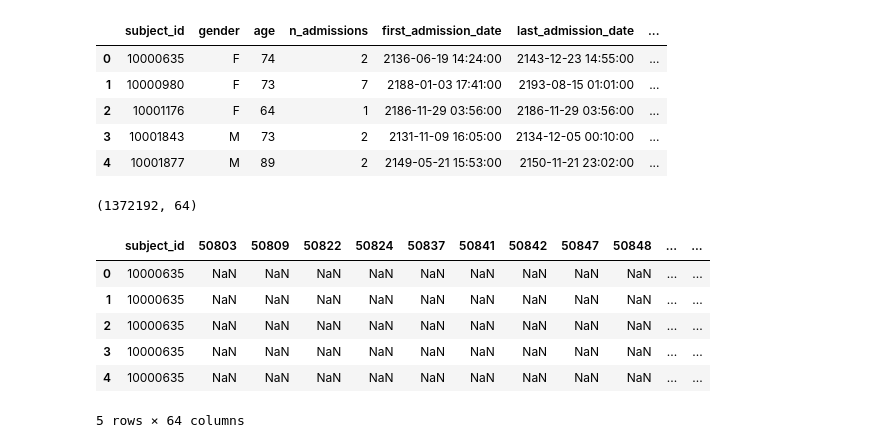
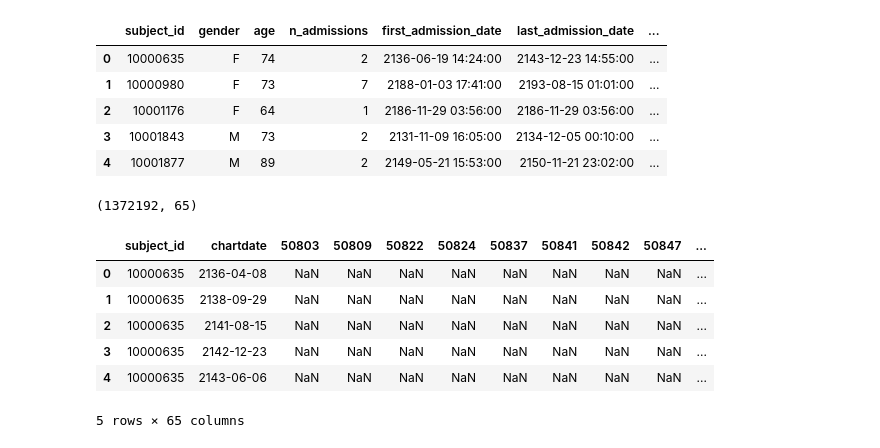
Before and after one commit to jamesvdinh/diabetes-prog-phenotyping, a Jupyter notebook: src/notebooks/02_cohort_extraction.ipynb, the cells around one changed output. Cells and saved outputs as stored; diff of their text form; code cells hidden in the pictures.

```diff
--- a/src/notebooks/02_cohort_extraction.ipynb
+++ b/src/notebooks/02_cohort_extraction.ipynb
@@ -75,10 +75,12 @@ chunksize = 500_000
 
 chunks = []
 for chunk in pd.read_csv(labevents_path, compression='gzip', chunksize=chunksize):
-    chunk['subject_id'] = chunk['subject_id'].astype(int)
+    chunk['subject_id'] = chunk['subject_id'].astype(str)
     chunk['itemid'] = chunk['itemid'].astype(str)
+
     chunk = chunk[chunk['subject_id'].isin(diabetic_patients['subject_id'])]
     chunk = chunk[chunk['itemid'].isin(target_itemids)]
+
     if not chunk.empty:
         chunks.append(chunk)
 
@@ -210,23 +212,24 @@ cohort.head()
 | 3 | 10001843 | M | 73 | 2 | 2131-11-09 16:05:00 | 2134-12-05 00:10:00 | ... |
 | 4 | 10001877 | M | 89 | 2 | 2149-05-21 15:53:00 | 2150-11-21 23:02:00 | ... |
 # %%
-cohort["subject_id"] = cohort["subject_id"].astype(int)
+cohort["subject_id"] = cohort["subject_id"].astype(str)
 
+daily_labs = daily_labs.reset_index()
 patient_day_table = daily_labs.merge(
     cohort,
     on="subject_id",
     how="left"
 )
 
 print(patient_day_table.shape)
 patient_day_table.head()
 # %% [output]
-(1372192, 64)
+(1372192, 65)
-|  | subject_id | 50803 | 50809 | 50822 | 50824 | 50837 | 50841 | 50842 | 50847 | 50848 | ... | ... |
-| 0 | 10000635 | NaN | NaN | NaN | NaN | NaN | NaN | NaN | NaN | NaN | ... | ... |
-| 1 | 10000635 | NaN | NaN | NaN | NaN | NaN | NaN | NaN | NaN | NaN | ... | ... |
-| 2 | 10000635 | NaN | NaN | NaN | NaN | NaN | NaN | NaN | NaN | NaN | ... | ... |
-| 3 | 10000635 | NaN | NaN | NaN | NaN | NaN | NaN | NaN | NaN | NaN | ... | ... |
-| 4 | 10000635 | NaN | NaN | NaN | NaN | NaN | NaN | NaN | NaN | NaN | ... | ... |
+|  | subject_id | chartdate | 50803 | 50809 | 50822 | 50824 | 50837 | 50841 | 50842 | 50847 | ... |
+| 0 | 10000635 | 2136-04-08 | NaN | NaN | NaN | NaN | NaN | NaN | NaN | NaN | ... |
+| 1 | 10000635 | 2138-09-29 | NaN | NaN | NaN | NaN | NaN | NaN | NaN | NaN | ... |
+| 2 | 10000635 | 2141-08-15 | NaN | NaN | NaN | NaN | NaN | NaN | NaN | NaN | ... |
+| 3 | 10000635 | 2142-12-23 | NaN | NaN | NaN | NaN | NaN | NaN | NaN | NaN | ... |
+| 4 | 10000635 | 2143-06-06 | NaN | NaN | NaN | NaN | NaN | NaN | NaN | NaN | ... |
-5 rows × 64 columns
+5 rows × 65 columns
 # %%
```
Also changed, not shown: parts of 1 cell of this notebook, 2 other files.
